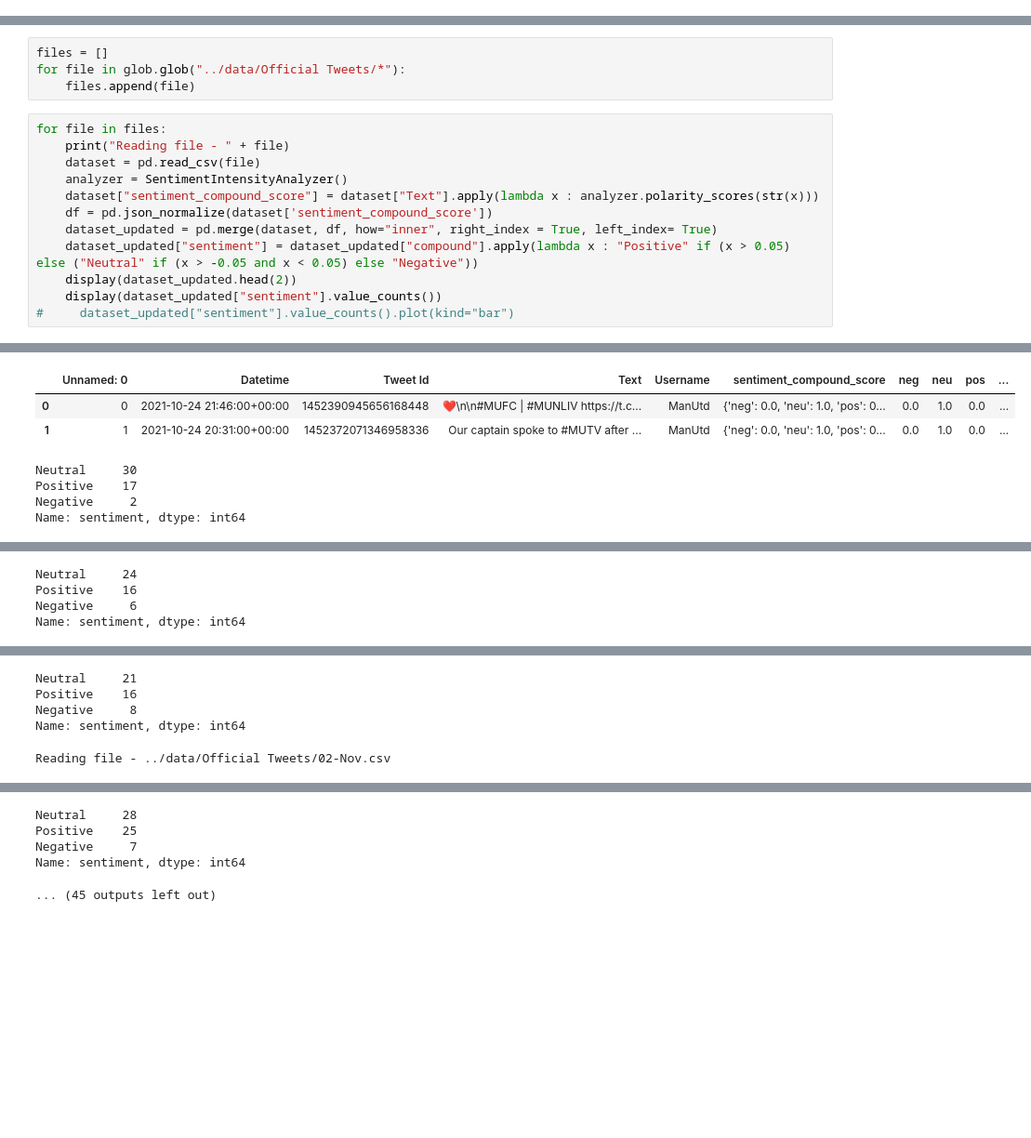
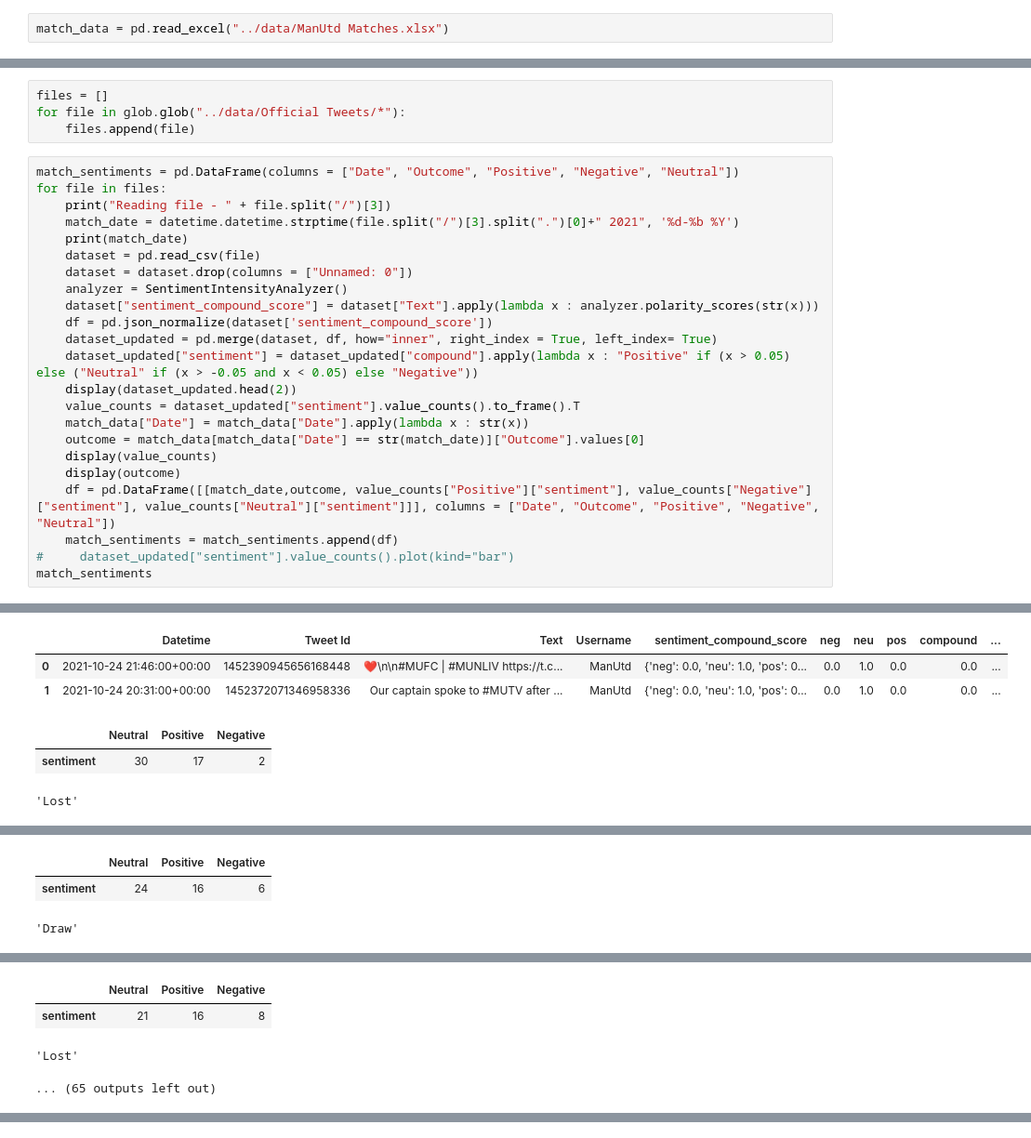
Before and after one commit to anisha1095/SportsSentimentAnalysis, a Jupyter notebook: codebase/SentimenAnalysis.ipynb, the cells around one changed output, grey strips where cells are left out. Shown at 93% size. Drawn from its saved outputs; the diff is of its cells as text; blank space fills up the shorter version.

```diff
--- a/codebase/SentimenAnalysis.ipynb
+++ b/codebase/SentimenAnalysis.ipynb
@@ -17,2 +7,4 @@ import numpy as np
 import glob
 from vaderSentiment.vaderSentiment import SentimentIntensityAnalyzer
+# %%
+match_data = pd.read_excel("../data/ManUtd Matches.xlsx")
@@ -21,15 +33,26 @@ files = []
 for file in glob.glob("../data/Official Tweets/*"):
     files.append(file)
 # %%
+match_sentiments = pd.DataFrame(columns = ["Date", "Outcome", "Positive", "Negative", "Neutral"])
 for file in files:
-    print("Reading file - " + file)
+    print("Reading file - " + file.split("/")[3])
+    match_date = datetime.datetime.strptime(file.split("/")[3].split(".")[0]+" 2021", '%d-%b %Y')
+    print(match_date)
     dataset = pd.read_csv(file)
+    dataset = dataset.drop(columns = ["Unnamed: 0"])
     analyzer = SentimentIntensityAnalyzer()
     dataset["sentiment_compound_score"] = dataset["Text"].apply(lambda x : analyzer.polarity_scores(str(x)))
     df = pd.json_normalize(dataset['sentiment_compound_score'])
     dataset_updated = pd.merge(dataset, df, how="inner", right_index = True, left_index= True)
     dataset_updated["sentiment"] = dataset_updated["compound"].apply(lambda x : "Positive" if (x > 0.05) else ("Neutral" if (x > -0.05 and x < 0.05) else "Negative"))
     display(dataset_updated.head(2))
-    display(dataset_updated["sentiment"].value_counts())
+    value_counts = dataset_updated["sentiment"].value_counts().to_frame().T
+    match_data["Date"] = match_data["Date"].apply(lambda x : str(x))
+    outcome = match_data[match_data["Date"] == str(match_date)]["Outcome"].values[0]
+    display(value_counts)
+    display(outcome)
+    df = pd.DataFrame([[match_date,outcome, value_counts["Positive"]["sentiment"], value_counts["Negative"]["sentiment"], value_counts["Neutral"]["sentiment"]]], columns = ["Date", "Outcome", "Positive", "Negative", "Neutral"])
+    match_sentiments = match_sentiments.append(df)
 #     dataset_updated["sentiment"].value_counts().plot(kind="bar")
+match_sentiments
 # %% [output]
@@ -37,7 +61,6 @@ Reading file - ../data/Official Tweets/24-Oct.csv
-|  | Unnamed: 0 | Datetime | Tweet Id | Text | Username | sentiment_compound_score | neg | neu | pos | ... |
-| 0 | 0 | 2021-10-24 21:46:00+00:00 | 1452390945656168448 | ❤️\n\n#MUFC | #MUNLIV https://t.c... | ManUtd | {'neg': 0.0, 'neu': 1.0, 'pos': 0... | 0.0 | 1.0 | 0.0 | ... |
-| 1 | 1 | 2021-10-24 20:31:00+00:00 | 1452372071346958336 | Our captain spoke to #MUTV after ... | ManUtd | {'neg': 0.0, 'neu': 1.0, 'pos': 0... | 0.0 | 1.0 | 0.0 | ... |
+|  | Datetime | Tweet Id | Text | Username | sentiment_compound_score | neg | neu | pos | compound | ... |
+| 0 | 2021-10-24 21:46:00+00:00 | 1452390945656168448 | ❤️\n\n#MUFC | #MUNLIV https://t.c... | ManUtd | {'neg': 0.0, 'neu': 1.0, 'pos': 0... | 0.0 | 1.0 | 0.0 | 0.0 | ... |
+| 1 | 2021-10-24 20:31:00+00:00 | 1452372071346958336 | Our captain spoke to #MUTV after ... | ManUtd | {'neg': 0.0, 'neu': 1.0, 'pos': 0... | 0.0 | 1.0 | 0.0 | 0.0 | ... |
+|  | Neutral | Positive | Negative |
+| sentiment | 30 | 17 | 2 |
-Neutral     30
-Positive    17
-Negative     2
-Name: sentiment, dtype: int64
+'Lost'
@@ -48,4 +72,3 @@ Reading file - ../data/Official Tweets/02-Oct.csv
+|  | Neutral | Positive | Negative |
+| sentiment | 24 | 16 | 6 |
-Neutral     24
-Positive    16
-Negative     6
-Name: sentiment, dtype: int64
+'Draw'
@@ -56,5 +80,4 @@ Reading file - ../data/Official Tweets/25-Sep.csv
+|  | Neutral | Positive | Negative |
+| sentiment | 21 | 16 | 8 |
-Neutral     21
-Positive    16
-Negative     8
-Name: sentiment, dtype: int64
+'Lost'
-Reading file - ../data/Official Tweets/02-Nov.csv
+... (65 outputs left out)
@@ -64,5 +83,0 @@ Reading file - ../data/Official Tweets/02-Nov.csv
-Neutral     28
-Positive    25
-Negative     7
-Name: sentiment, dtype: int64
-... (45 outputs left out)
```
Also changed, not shown: parts of 6 cells of this notebook, 1 other file.
